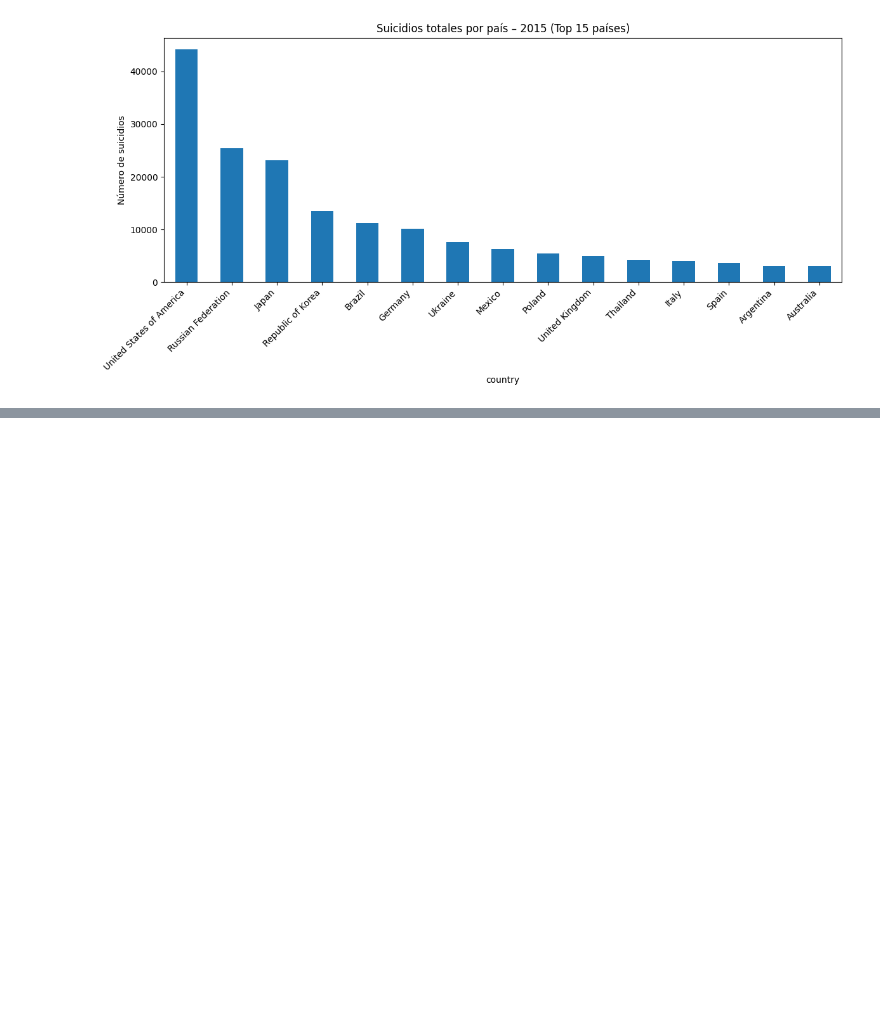
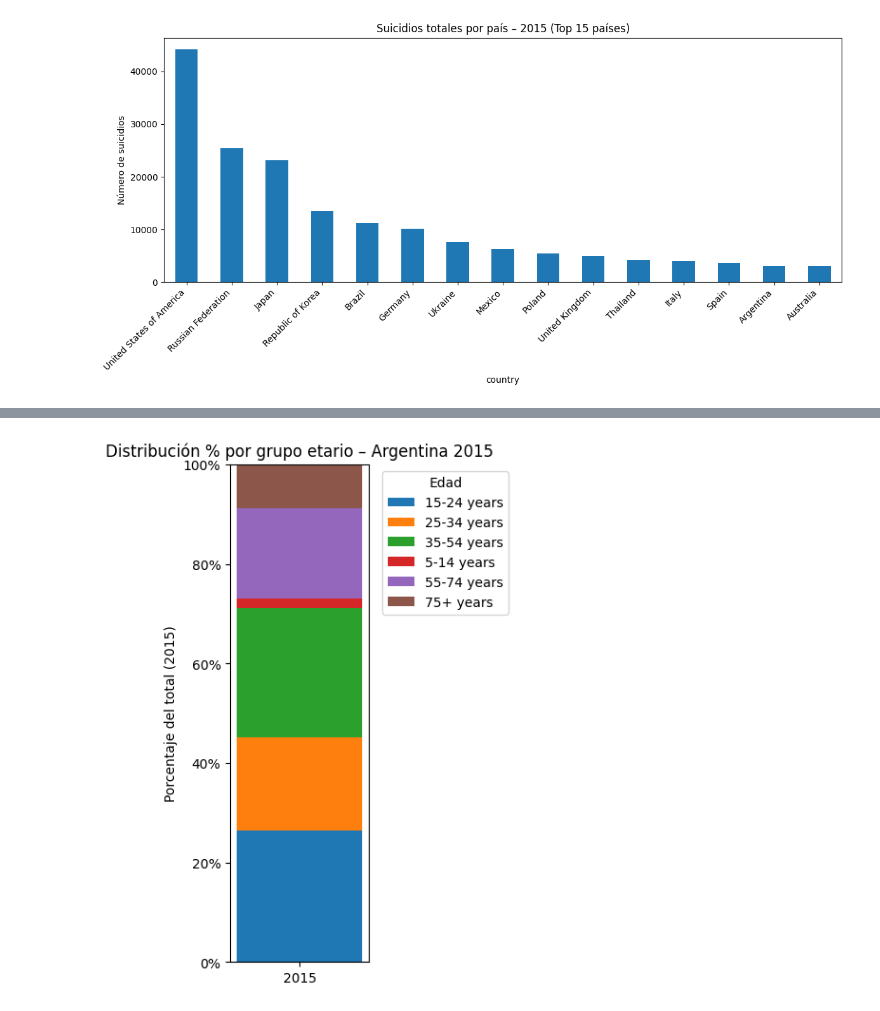
Before and after one commit to vicenadm04/suicidios, a Jupyter notebook: suicide_statics.ipynb, the cells around one changed output, grey strips where cells are left out. Saved outputs shown, nothing was run; the diff lists cells and outputs as text; code cells hidden in the pictures; blank space fills up the shorter version.

```diff
--- a/suicide_statics.ipynb
+++ b/suicide_statics.ipynb
@@ -251,0 +314,14 @@ plt.show()
+# %%
+
+# normalizar
+df.columns = df.columns.str.strip().str.lower()
+df["country"] = df["country"].astype(str).str.strip()
+df["year"] = pd.to_numeric(df["year"], errors="coerce")
+df["suicides_no"] = pd.to_numeric(df["suicides_no"], errors="coerce").fillna(0)
+
+# filtrar Argentina 2015
+dfa = df[(df["country"]=="Argentina") & (df["year"]==2015)].copy()
+
+# agrupar por rango etario
+totales_age = dfa.groupby("age")["suicides_no"].sum().sort_index()
+totales_age
@@ -251,0 +337,31 @@ plt.show()
+# %%
+df.columns = df.columns.str.strip().str.lower()
+df["country"] = df["country"].astype(str).str.strip()
+df["year"] = pd.to_numeric(df["year"], errors="coerce")
+df["suicides_no"] = pd.to_numeric(df["suicides_no"], errors="coerce").fillna(0)
+
+# --- filtrar Argentina 2015 ---
+dfa = df[(df["country"]=="Argentina") & (df["year"]==2015)].copy()
+
+# --- agrupar por rango etario ---
+totales = dfa.groupby("age")["suicides_no"].sum()
+
+# --- proporciones ---
+prop = totales / totales.sum()
+
+# --- gráfico: barra única 100% apilada ---
+fig, ax = plt.subplots(figsize=(4,6))
+bottom = 0
+for age, val in prop.items():
+    ax.bar("2015", val, bottom=bottom, label=age)
+    bottom += val
+
+ax.set_ylim(0,1)
+ax.yaxis.set_major_formatter(PercentFormatter(1.0))
+ax.set_ylabel("Porcentaje del total (2015)")
+ax.set_title("Distribución % por grupo etario – Argentina 2015")
+ax.legend(title="Edad", bbox_to_anchor=(1.05,1), loc="upper left")
+plt.tight_layout()
+plt.show()
+# %% [output]
+[figure, added]
```
Also changed, not shown: parts of 7 cells of this notebook.
